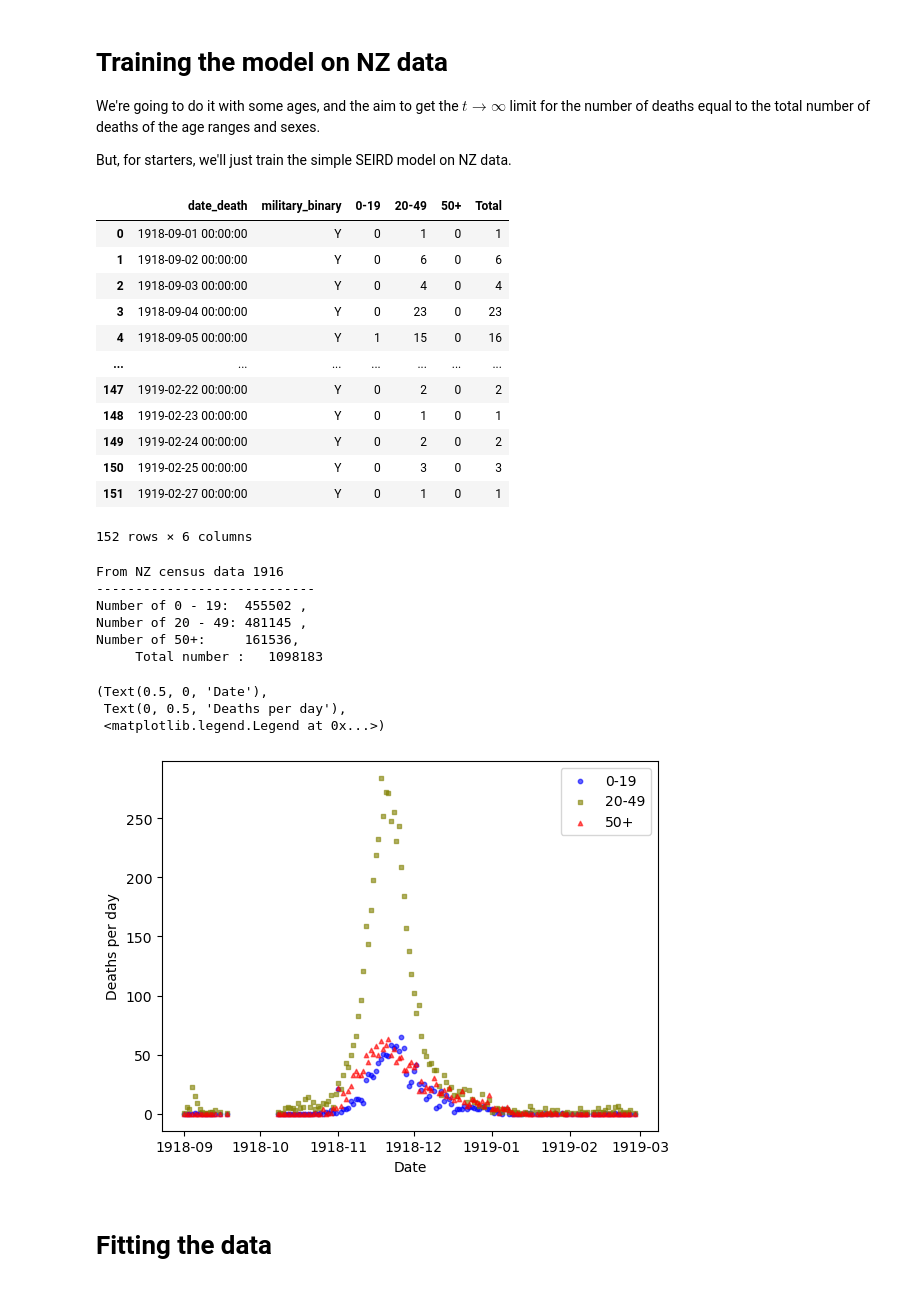
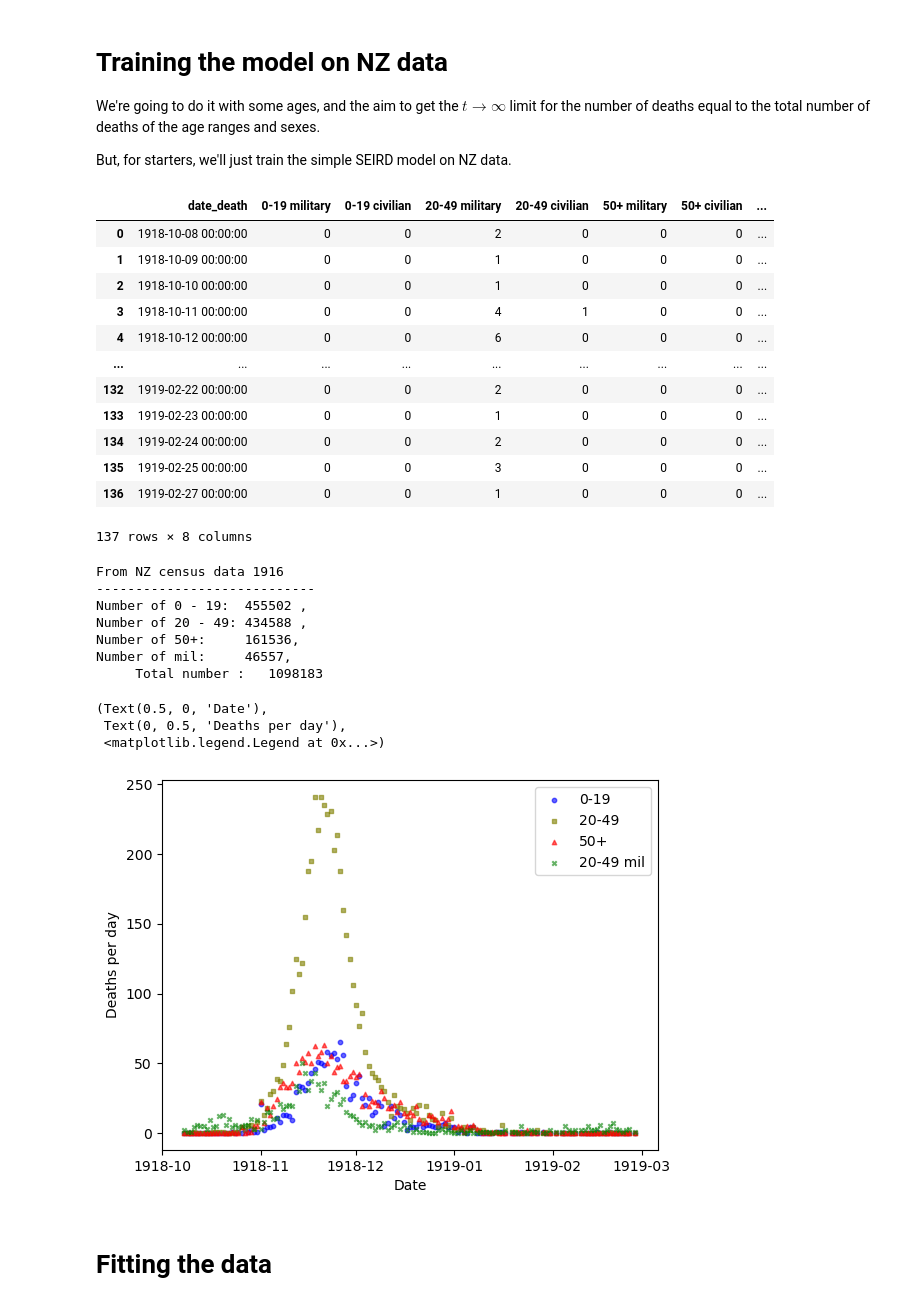
Before and after one commit to gavdoubleu/SEIRD_model, a Jupyter notebook: SEIRD model NZ.ipynb, the cells around one changed output. Saved outputs shown, nothing was run; the diff lists cells and outputs as text; code cells hidden in the pictures.

```diff
--- a/SEIRD model NZ.ipynb
+++ b/SEIRD model NZ.ipynb
@@ -57,57 +59,65 @@ We're going to do it with some ages, and the aim to get the $t \rightarrow \inft
 
 But, for starters, we'll just train the simple SEIRD model on NZ data.
 # %%
-NZ_death_data = pd.read_csv('deaths_by_age_and_date.csv').drop(columns=['Unnamed: 0'])
-NZ_death_data.loc[:,'Total'] = NZ_death_data.loc[:,'0-19']+NZ_death_data.loc[:,'20-49']+NZ_death_data.loc[:,'50+']
+NZ_death_data = pd.read_csv('SEIRD_model_files/deaths_by_age_and_date_and_military.csv').drop(columns=['Unnamed: 0'])
+NZ_death_data.loc[:,'Total'] = NZ_death_data.loc[:,['0-19 military',
+                                                  '0-19 civilian',
+                                                  '20-49 military',
+                                                  '20-49 civilian',
+                                                  '50+ military',
+                                                  '50+ civilian']].sum(axis=1)
 NZ_death_data
 # %% [output]
-|  | date_death | military_binary | 0-19 | 20-49 | 50+ | Total |
-| 0 | 1918-09-01 00:00:00 | Y | 0 | 1 | 0 | 1 |
-| 1 | 1918-09-02 00:00:00 | Y | 0 | 6 | 0 | 6 |
-| 2 | 1918-09-03 00:00:00 | Y | 0 | 4 | 0 | 4 |
-| 3 | 1918-09-04 00:00:00 | Y | 0 | 23 | 0 | 23 |
-| 4 | 1918-09-05 00:00:00 | Y | 1 | 15 | 0 | 16 |
-| ... | ... | ... | ... | ... | ... | ... |
-| 147 | 1919-02-22 00:00:00 | Y | 0 | 2 | 0 | 2 |
-| 148 | 1919-02-23 00:00:00 | Y | 0 | 1 | 0 | 1 |
-| 149 | 1919-02-24 00:00:00 | Y | 0 | 2 | 0 | 2 |
-| 150 | 1919-02-25 00:00:00 | Y | 0 | 3 | 0 | 3 |
-| 151 | 1919-02-27 00:00:00 | Y | 0 | 1 | 0 | 1 |
+|  | date_death | 0-19 military | 0-19 civilian | 20-49 military | 20-49 civilian | 50+ military | 50+ civilian | ... |
+| 0 | 1918-10-08 00:00:00 | 0 | 0 | 2 | 0 | 0 | 0 | ... |
+| 1 | 1918-10-09 00:00:00 | 0 | 0 | 1 | 0 | 0 | 0 | ... |
+| 2 | 1918-10-10 00:00:00 | 0 | 0 | 1 | 0 | 0 | 0 | ... |
+| 3 | 1918-10-11 00:00:00 | 0 | 0 | 4 | 1 | 0 | 0 | ... |
+| 4 | 1918-10-12 00:00:00 | 0 | 0 | 6 | 0 | 0 | 0 | ... |
+| ... | ... | ... | ... | ... | ... | ... | ... | ... |
+| 132 | 1919-02-22 00:00:00 | 0 | 0 | 2 | 0 | 0 | 0 | ... |
+| 133 | 1919-02-23 00:00:00 | 0 | 0 | 1 | 0 | 0 | 0 | ... |
+| 134 | 1919-02-24 00:00:00 | 0 | 0 | 2 | 0 | 0 | 0 | ... |
+| 135 | 1919-02-25 00:00:00 | 0 | 0 | 3 | 0 | 0 | 0 | ... |
+| 136 | 1919-02-27 00:00:00 | 0 | 0 | 1 | 0 | 0 | 0 | ... |
-152 rows × 6 columns
+137 rows × 8 columns
 # %%
-N_0_19 , N_20_49, N_50p =  455502, 481145, 161536  # from age census data 1916
-N_T = N_0_19 + N_20_49 + N_50p
-print("From NZ census data 1916\n----------------------------\nNumber of 0 - 19:  {} ,\nNumber of 20 - 49: {} ,\nNumber of 50+:     {},\n     Total number :   {}".format(N_0_19, N_20_49, N_50p, N_T))
+N_0_19 , N_20_49, N_50p, N_mil =  455502, 481145-46557, 161536, 46557  # from age census data 1916 and 1919 yearbook
+N_T = N_0_19 + N_20_49 + N_50p + N_mil
+print("From NZ census data 1916\n----------------------------\nNumber of 0 - 19:  {} ,\nNumber of 20 - 49: {} ,\nNumber of 50+:     {},\nNumber of mil:     {},\n     Total number :   {}".format(N_0_19, N_20_49, N_50p, N_mil, N_T))
 # %% [output]
 From NZ census data 1916
 ----------------------------
 Number of 0 - 19:  455502 ,
-Number of 20 - 49: 481145 ,
+Number of 20 - 49: 434588 ,
 Number of 50+:     161536,
+Number of mil:     46557,
      Total number :   1098183
 # %%
-y_young = NZ_death_data.sort_values('date_death')['0-19']
-y_mid   = NZ_death_data.sort_values('date_death')['20-49']
-y_old   = NZ_death_data.sort_values('date_death')['50+']
+y_young = NZ_death_data.sort_values('date_death')['0-19 military'] + NZ_death_data.sort_values('date_death')['0-19 civilian']
+y_mid   = NZ_death_data.sort_values('date_death')['20-49 civilian']
+y_old   = NZ_death_data.sort_values('date_death')['50+ military'] + NZ_death_data.sort_values('date_death')['50+ civilian']
+y_mil   = NZ_death_data.sort_values('date_death')['20-49 military']
 
-y_data = np.array([y_young, y_mid, y_old])
+y_data = np.array([y_young, y_mid, y_old, y_mil])
 
 sigma_data = np.maximum(np.ones(y_data.shape),np.sqrt(y_data))
 
 xplot = pd.to_datetime(NZ_death_data.sort_values('date_death').loc[:,'date_death'])
 dummy = xplot
 dummymin = min(xplot)
 x_data = dummy.apply(lambda l: l - dummymin).dt.days
 
 plt.scatter(xplot, y_young, color='blue', marker='o', label='0-19', alpha=.6, s=10)
 plt.scatter(xplot, y_mid, color='olive', marker='s', label='20-49', alpha=.6, s=10)
 plt.scatter(xplot, y_old, color='red', marker='^', label='50+', alpha=.6, s=10)
+plt.scatter(xplot, y_mil, color='green', marker='x', label='20-49 mil', alpha=.6, s=10)
 plt.xlabel('Date'), plt.ylabel('Deaths per day'), plt.legend()
 # %% [output]
 (Text(0.5, 0, 'Date'),
  Text(0, 0.5, 'Deaths per day'),
  <matplotlib.legend.Legend at 0x...>)
-[figure, old version]
+[figure, new version]
 # %% [markdown]
 # Fitting the data
 # %%
```
Also changed, not shown: parts of 16 cells of this notebook, 8 other files.
